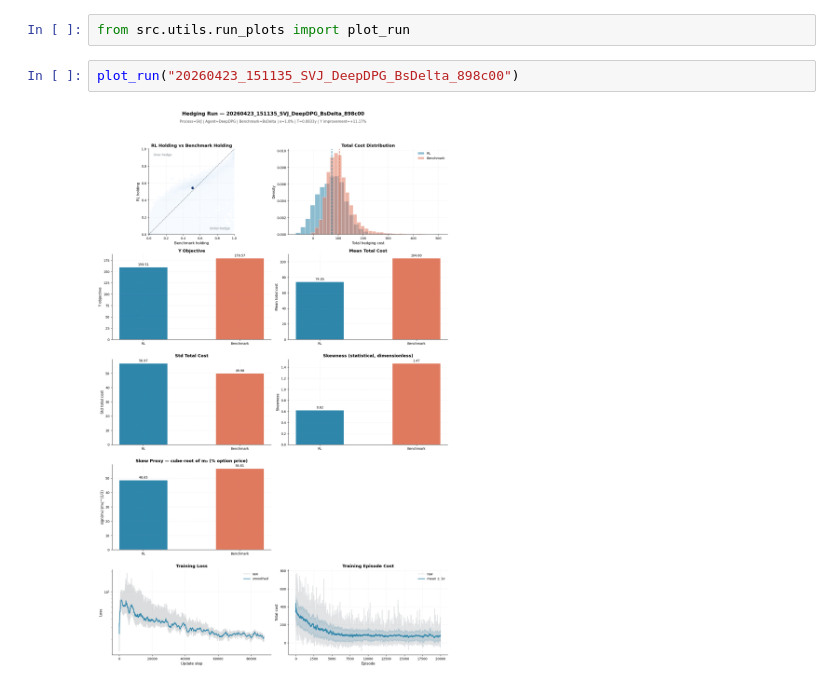
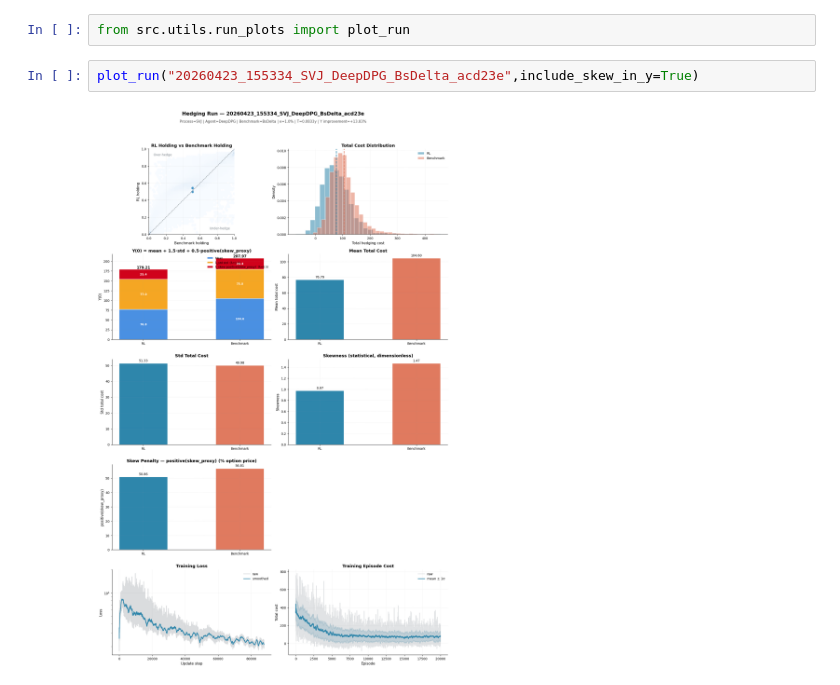
Before and after one commit to thibault-charbonnier/deep-hedging, a Jupyter notebook: notebooks/plot.ipynb, the cells around one changed output. Cells and saved outputs as stored; diff of their text form.

Commit message:
new skew metrics

```diff
--- a/notebooks/plot.ipynb
+++ b/notebooks/plot.ipynb
@@ -1,7 +1,7 @@
 # %%
 from src.utils.run_plots import plot_run
 # %%
-plot_run("20260423_151135_SVJ_DeepDPG_BsDelta_898c00")
+plot_run("20260423_155334_SVJ_DeepDPG_BsDelta_acd23e",include_skew_in_y=True)
 # %% [output]
-[figure, old version]
+[figure, new version]
 # %%
```
Also changed, not shown: parts of 1 cell of this notebook, 3 other files.
